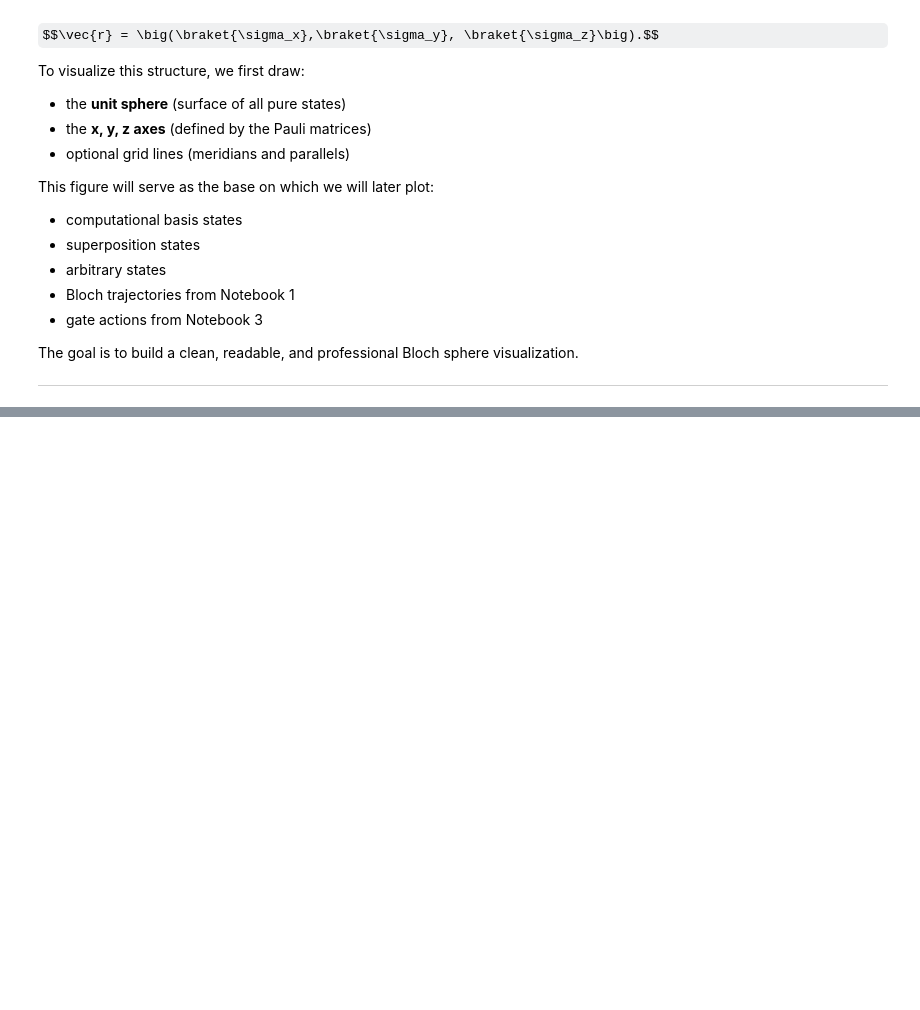
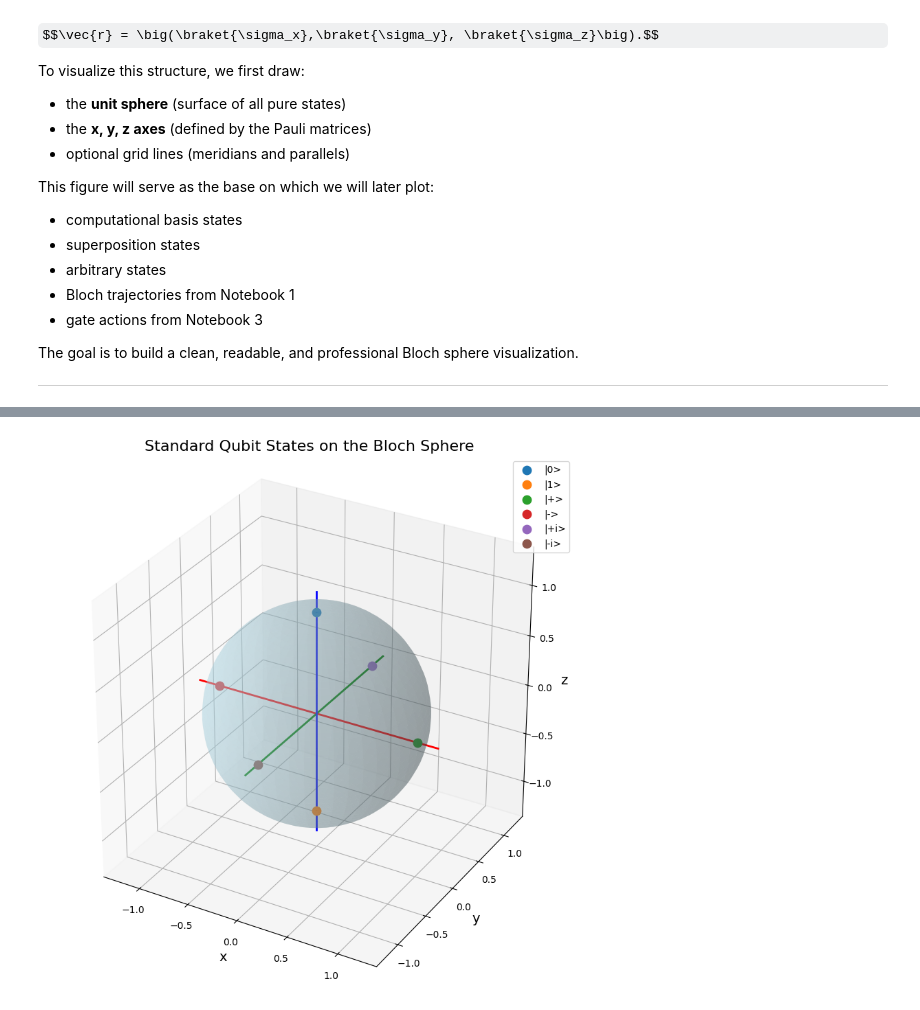
Before and after one commit to Shady-25/qc_bridge_qubit_dynamics, a Jupyter notebook: Notebooks/02_Bloch_Sphere_Simulation.ipynb, the cells around one changed output, grey strips where cells are left out. Saved outputs shown, nothing was run; the diff lists cells and outputs as text; code cells hidden in the pictures; some formulas as TeX source; blank space fills up the shorter version.

Commit message:
Plotting and interpreting standard states on the Bloch sphere.

```diff
--- a/Notebooks/02_Bloch_Sphere_Simulation.ipynb
+++ b/Notebooks/02_Bloch_Sphere_Simulation.ipynb
@@ -317,0 +351,57 @@ This visualization is essential for building intuition about qubit dynamics and
+# %%
+# ---------------------------------------------------------
+# Define the six standard qubit states
+# ---------------------------------------------------------
+
+# σ_x eigenstates
+ket_plus  = (1/np.sqrt(2)) * (ket_0 + ket_1)
+ket_minus = (1/np.sqrt(2)) * (ket_0 - ket_1)
+
+# σ_y eigenstates
+ket_plus_i  = (1/np.sqrt(2)) * (ket_0 + 1j * ket_1)
+ket_minus_i = (1/np.sqrt(2)) * (ket_0 - 1j * ket_1)
+
+# ---------------------------------------------------------
+# Compute their Bloch vectors
+# ---------------------------------------------------------
+states = {
+    "|0>":      ket_0,
+    "|1>":      ket_1,
+    "|+>":      ket_plus,
+    "|->":      ket_minus,
+    "|+i>":     ket_plus_i,
+    "|-i>":     ket_minus_i
+}
+
+bloch_points = {name: bloch_vector(psi) for name, psi in states.items()}
+
+# ---------------------------------------------------------
+# Plot the Bloch sphere again and add the points
+# ---------------------------------------------------------
+fig = plt.figure(figsize=(10, 10))
+ax = fig.add_subplot(111, projection='3d')
+
+# Sphere surface
+ax.plot_surface(x, y, z, color='lightblue', alpha=0.3, linewidth=0)
+
+# Axes
+ax.plot([-1.2, 1.2], [0, 0], [0, 0], color='red', linewidth=2)
+ax.plot([0, 0], [-1.2, 1.2], [0, 0], color='green', linewidth=2)
+ax.plot([0, 0], [0, 0], [-1.2, 1.2], color='blue', linewidth=2)
+
+# ---------------------------------------------------------
+# Plot each standard state as a colored dot
+# ---------------------------------------------------------
+for name, r in bloch_points.items():
+    ax.scatter(r[0], r[1], r[2], s=80, label=name)
+
+# Cosmetics
+ax.set_title("Standard Qubit States on the Bloch Sphere", fontsize=16)
+ax.set_xlabel("x", fontsize=14)
+ax.set_ylabel("y", fontsize=14)
+ax.set_zlabel("z", fontsize=14)
+ax.set_box_aspect([1, 1, 1])
+ax.legend()
+plt.show()
+# %% [output]
+[figure, added]
```
Also changed, not shown: parts of 6 cells of this notebook.
